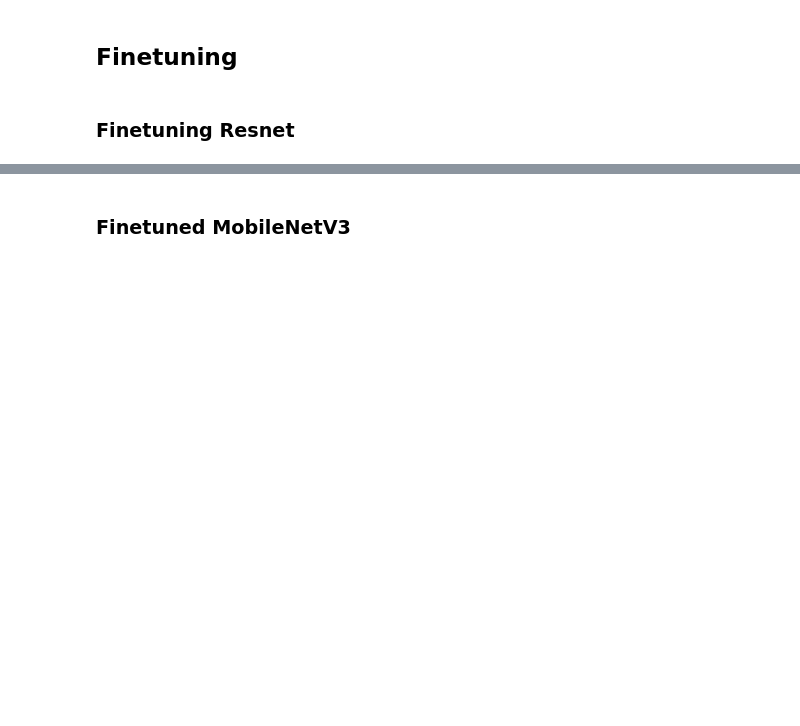
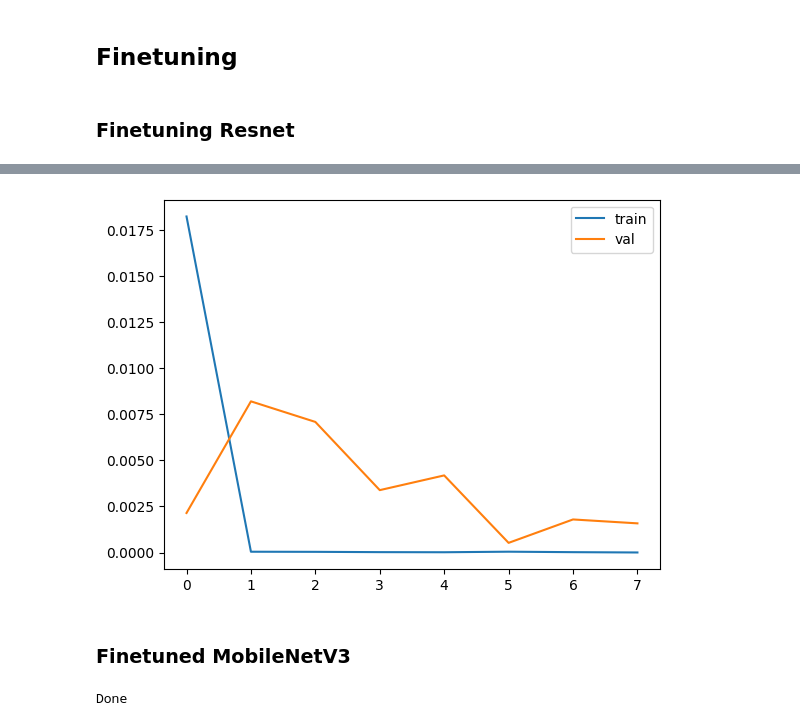
Before and after one commit to IoannisDem/small_face_recognition_trcking, a Jupyter notebook: notebooks/finetuing-models.ipynb, the cells around one changed output, grey strips where cells are left out. Drawn from its saved outputs; the diff is of its cells as text; code cells hidden in the pictures; blank space fills up the shorter version.

Commit message:
finetuning is completed

```diff
--- a/notebooks/finetuing-models.ipynb
+++ b/notebooks/finetuing-models.ipynb
@@ -166,6 +186,6 @@ Photo taken!
 # %%
 train_dataset = torchvision.datasets.ImageFolder(
-    root='/home/pj00/projects/Github/small_face_recognition_trcking/Data/finetuning_data',
+    root=data_path,
     transform=train_dataset_transform
 )
 # %%
@@ -188,25 +214,25 @@ loss_fn = torch.nn.CrossEntropyLoss()
 optimizer = optim.Adam(resnet.parameters(), lr=0.001)
 scheduler = MultiStepLR(optimizer, [5, 10])
 # %%
-losses = []
-for epoch in tqdm(range(epochs)):
-    epoch_loss = 0
-    for x, y in train_loader:
-        resnet.train()
-        x = x.to(device)
-        y = y.to(device)
-        y_pred = resnet(x)
-        loss_batch = loss_fn(y_pred, y)
-        optimizer.zero_grad()
-        loss_batch.backward()
-        optimizer.step()
+# losses = []
+# for epoch in tqdm(range(epochs)):
+#     epoch_loss = 0
+#     for x, y in train_loader:
+#         resnet.train()
+#         x = x.to(device)
+#         y = y.to(device)
+#         y_pred = resnet(x)
+#         loss_batch = loss_fn(y_pred, y)
+#         optimizer.zero_grad()
+#         loss_batch.backward()
+#         optimizer.step()
 
-        epoch_loss += loss_batch.item()
+#         epoch_loss += loss_batch.item()
 
-    epoch_loss /= len(train_loader)
-    losses.append(epoch_loss)
-    print('Epoch_loss: {}'.format(epoch_loss))
+#     epoch_loss /= len(train_loader)
+#     losses.append(epoch_loss)
+#     print('Epoch_loss: {}'.format(epoch_loss))
 
-    scheduler.step()
+#     scheduler.step()
 
-    save_model(resnet, model_name='resnet', optimizer_name='adam', epoch=str(epoch+1), model_weight_path=model_weight_path)
+#     save_model(resnet, model_name='resnet', optimizer_name='adam', epoch=str(epoch+1), model_weight_path=model_weight_path)
@@ -230,5 +313,28 @@ Model saved to /home/pj00/projects/Github/small_face_recognition_trcking/model-w
+# %%
+plt.plot(train_losses, label='train')
+plt.plot(val_losses, label='val')
+plt.legend()
+plt.show()
+# %% [output]
+[figure, added]
 # %% [markdown]
 ### Finetuned MobileNetV3
+# %%
+del student, student_class
+
+student = distill_model().to(device)
+weight_path = '/home/pj00/projects/Github/small_face_recognition_trcking/model-weights/mobV3_adam_29.pt'
+student.load_state_dict(torch.load(weight_path))
+
+student_class = nn.Sequential(student, nn.Hardswish(), nn.Dropout(p=0.2, inplace=True), nn.Linear(512, 2))
+
+student_class.to(device)
+print('Done')
+# for name, param in student_class.named_parameters():
+#     if param.requires_grad:
+#         print(name)
+# %% [output]
+Done
 # %%
 model_weight_path = '/home/pj00/projects/Github/small_face_recognition_trcking/model-weights/finetuned/mobV3'
 # %%
```
Also changed, not shown: parts of 16 cells of this notebook.
